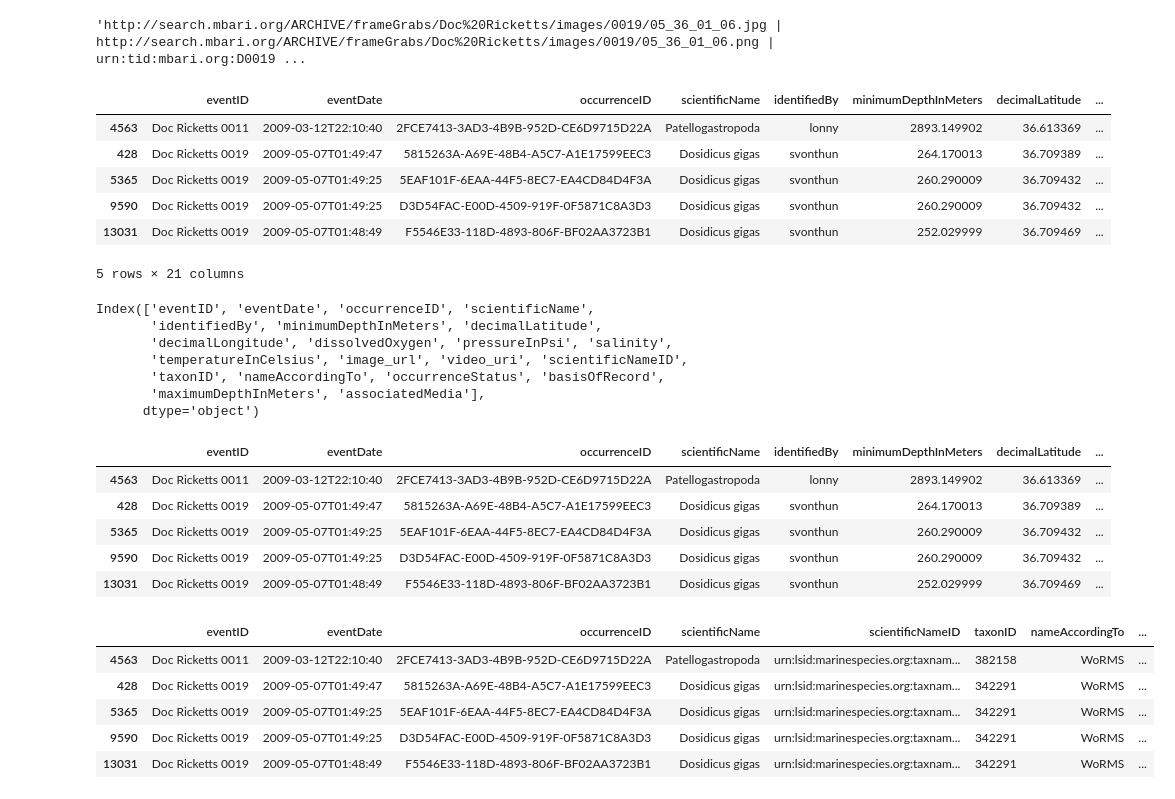
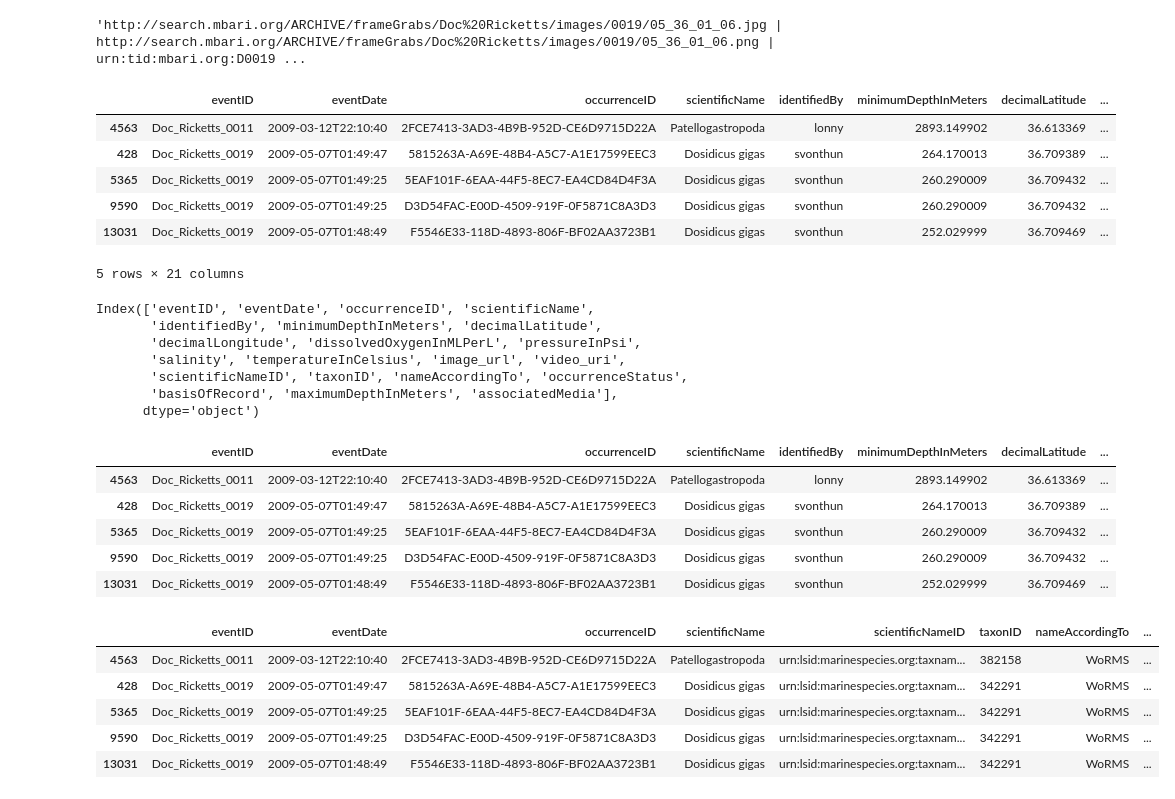
Before and after one commit to CeNCOOS/VARS, a Jupyter notebook: VARS_Dwc_conversion_200403.ipynb, the cells around one changed output. Saved outputs shown, nothing was run; the diff lists cells and outputs as text; code cells hidden in the pictures.

```diff
--- a/VARS_Dwc_conversion_200403.ipynb
+++ b/VARS_Dwc_conversion_200403.ipynb
@@ -276,3 +278,8 @@ event_df.head()
 | 4 | 2010-02-25 18:58:34 | Ventana 3527 | ROV | Linda Kuhnz |
 | 6 | 2007-11-02 20:22:18 | Tiburon 1147 | ROV | Bruce Robison |
 | 7 | 2010-02-24 17:59:12 | Ventana 3525 | ROV | Chad Widmer |
+# %%
+## Remove whitespace from eventID
+
+event_df['eventID'] = [event.replace(' ', '_') for event in event_df['eventID']]
+event_df.head()
@@ -457,7 +473,7 @@ occ_df = occ_df.rename(columns={
     'depth_meters':'minimumDepthInMeters',
     'latitude':'decimalLatitude',
     'longitude':'decimalLongitude',
-    'oxygen_ml_per_l':'dissolvedOxygen',
+    'oxygen_ml_per_l':'dissolvedOxygenInMLPerL',
     'psi':'pressureInPsi',
     'temperature_celsius':'temperatureInCelsius',
 })
@@ -503,3 +521,8 @@ occ_df.head()
 | 5365 | Doc Ricketts 0019 | 2009-05-07T01:49:25 | 5EAF101F-6EAA-44F5-8EC7-EA4CD84D4F3A | Dosidicus gigas | svonthun | 260.290009 | 36.709432 | ... |
 | 9590 | Doc Ricketts 0019 | 2009-05-07T01:49:25 | D3D54FAC-E00D-4509-919F-0F5871C8A3D3 | Dosidicus gigas | svonthun | 260.290009 | 36.709432 | ... |
 | 13031 | Doc Ricketts 0019 | 2009-05-07T01:48:49 | F5546E33-118D-4893-806F-BF02AA3723B1 | Dosidicus gigas | svonthun | 252.029999 | 36.709469 | ... |
+# %%
+## Remove whitespace from eventID
+
+occ_df['eventID'] = [occ.replace(' ', '_') for occ in occ_df['eventID']]
+occ_df.head()
@@ -573,0 +545,6 @@ Wall time: 4.03 s
+# %%
+%%time
+
+## Call run_get_worms_from_scientific_name
+
+name_id_dic, name_dic, id_dic = WoRMS.run_get_worms_from_scientific_name(names)
@@ -687,21 +666,21 @@ occ_df['associatedMedia'] = associatedMedia
 occ_df.head()
 # %% [output]
 |  | eventID | eventDate | occurrenceID | scientificName | identifiedBy | minimumDepthInMeters | decimalLatitude | ... |
-| 4563 | Doc Ricketts 0011 | 2009-03-12T22:10:40 | 2FCE7413-3AD3-4B9B-952D-CE6D9715D22A | Patellogastropoda | lonny | 2893.149902 | 36.613369 | ... |
-| 428 | Doc Ricketts 0019 | 2009-05-07T01:49:47 | 5815263A-A69E-48B4-A5C7-A1E17599EEC3 | Dosidicus gigas | svonthun | 264.170013 | 36.709389 | ... |
-| 5365 | Doc Ricketts 0019 | 2009-05-07T01:49:25 | 5EAF101F-6EAA-44F5-8EC7-EA4CD84D4F3A | Dosidicus gigas | svonthun | 260.290009 | 36.709432 | ... |
-| 9590 | Doc Ricketts 0019 | 2009-05-07T01:49:25 | D3D54FAC-E00D-4509-919F-0F5871C8A3D3 | Dosidicus gigas | svonthun | 260.290009 | 36.709432 | ... |
-| 13031 | Doc Ricketts 0019 | 2009-05-07T01:48:49 | F5546E33-118D-4893-806F-BF02AA3723B1 | Dosidicus gigas | svonthun | 252.029999 | 36.709469 | ... |
+| 4563 | Doc_Ricketts_0011 | 2009-03-12T22:10:40 | 2FCE7413-3AD3-4B9B-952D-CE6D9715D22A | Patellogastropoda | lonny | 2893.149902 | 36.613369 | ... |
+| 428 | Doc_Ricketts_0019 | 2009-05-07T01:49:47 | 5815263A-A69E-48B4-A5C7-A1E17599EEC3 | Dosidicus gigas | svonthun | 264.170013 | 36.709389 | ... |
+| 5365 | Doc_Ricketts_0019 | 2009-05-07T01:49:25 | 5EAF101F-6EAA-44F5-8EC7-EA4CD84D4F3A | Dosidicus gigas | svonthun | 260.290009 | 36.709432 | ... |
+| 9590 | Doc_Ricketts_0019 | 2009-05-07T01:49:25 | D3D54FAC-E00D-4509-919F-0F5871C8A3D3 | Dosidicus gigas | svonthun | 260.290009 | 36.709432 | ... |
+| 13031 | Doc_Ricketts_0019 | 2009-05-07T01:48:49 | F5546E33-118D-4893-806F-BF02AA3723B1 | Dosidicus gigas | svonthun | 252.029999 | 36.709469 | ... |
 5 rows × 21 columns
 # %%
 occ_df.columns
 # %% [output]
 Index(['eventID', 'eventDate', 'occurrenceID', 'scientificName',
        'identifiedBy', 'minimumDepthInMeters', 'decimalLatitude',
-       'decimalLongitude', 'dissolvedOxygen', 'pressureInPsi', 'salinity',
-       'temperatureInCelsius', 'image_url', 'video_uri', 'scientificNameID',
-       'taxonID', 'nameAccordingTo', 'occurrenceStatus', 'basisOfRecord',
-       'maximumDepthInMeters', 'associatedMedia'],
+       'decimalLongitude', 'dissolvedOxygenInMLPerL', 'pressureInPsi',
+       'salinity', 'temperatureInCelsius', 'image_url', 'video_uri',
+       'scientificNameID', 'taxonID', 'nameAccordingTo', 'occurrenceStatus',
+       'basisOfRecord', 'maximumDepthInMeters', 'associatedMedia'],
       dtype='object')
 # %%
 ## Drop extra columns
@@ -710,25 +689,25 @@ occ_df = occ_df.drop(['image_url', 'video_uri'], axis=1)
 occ_df.head()
 # %% [output]
 |  | eventID | eventDate | occurrenceID | scientificName | identifiedBy | minimumDepthInMeters | decimalLatitude | ... |
-| 4563 | Doc Ricketts 0011 | 2009-03-12T22:10:40 | 2FCE7413-3AD3-4B9B-952D-CE6D9715D22A | Patellogastropoda | lonny | 2893.149902 | 36.613369 | ... |
-| 428 | Doc Ricketts 0019 | 2009-05-07T01:49:47 | 5815263A-A69E-48B4-A5C7-A1E17599EEC3 | Dosidicus gigas | svonthun | 264.170013 | 36.709389 | ... |
-| 5365 | Doc Ricketts 0019 | 2009-05-07T01:49:25 | 5EAF101F-6EAA-44F5-8EC7-EA4CD84D4F3A | Dosidicus gigas | svonthun | 260.290009 | 36.709432 | ... |
-| 9590 | Doc Ricketts 0019 | 2009-05-07T01:49:25 | D3D54FAC-E00D-4509-919F-0F5871C8A3D3 | Dosidicus gigas | svonthun | 260.290009 | 36.709432 | ... |
-| 13031 | Doc Ricketts 0019 | 2009-05-07T01:48:49 | F5546E33-118D-4893-806F-BF02AA3723B1 | Dosidicus gigas | svonthun | 252.029999 | 36.709469 | ... |
+| 4563 | Doc_Ricketts_0011 | 2009-03-12T22:10:40 | 2FCE7413-3AD3-4B9B-952D-CE6D9715D22A | Patellogastropoda | lonny | 2893.149902 | 36.613369 | ... |
+| 428 | Doc_Ricketts_0019 | 2009-05-07T01:49:47 | 5815263A-A69E-48B4-A5C7-A1E17599EEC3 | Dosidicus gigas | svonthun | 264.170013 | 36.709389 | ... |
+| 5365 | Doc_Ricketts_0019 | 2009-05-07T01:49:25 | 5EAF101F-6EAA-44F5-8EC7-EA4CD84D4F3A | Dosidicus gigas | svonthun | 260.290009 | 36.709432 | ... |
+| 9590 | Doc_Ricketts_0019 | 2009-05-07T01:49:25 | D3D54FAC-E00D-4509-919F-0F5871C8A3D3 | Dosidicus gigas | svonthun | 260.290009 | 36.709432 | ... |
+| 13031 | Doc_Ricketts_0019 | 2009-05-07T01:48:49 | F5546E33-118D-4893-806F-BF02AA3723B1 | Dosidicus gigas | svonthun | 252.029999 | 36.709469 | ... |
 # %%
 ## Reorder columns
 
 occ_df = occ_df[['eventID', 'eventDate', 'occurrenceID', 'scientificName', 'scientificNameID', 'taxonID', 'nameAccordingTo', 'occurrenceStatus', 'basisOfRecord', 'identifiedBy',
-                'decimalLatitude', 'decimalLongitude', 'minimumDepthInMeters', 'maximumDepthInMeters', 'dissolvedOxygen', 'pressureInPsi', 'salinity', 'temperatureInCelsius',
+                'decimalLatitude', 'decimalLongitude', 'minimumDepthInMeters', 'maximumDepthInMeters', 'dissolvedOxygenInMLPerL', 'pressureInPsi', 'salinity', 'temperatureInCelsius',
                 'associatedMedia']]
 occ_df.head()
 # %% [output]
 |  | eventID | eventDate | occurrenceID | scientificName | scientificNameID | taxonID | nameAccordingTo | ... |
-| 4563 | Doc Ricketts 0011 | 2009-03-12T22:10:40 | 2FCE7413-3AD3-4B9B-952D-CE6D9715D22A | Patellogastropoda | urn:lsid:marinespecies.org:taxnam... | 382158 | WoRMS | ... |
-| 428 | Doc Ricketts 0019 | 2009-05-07T01:49:47 | 5815263A-A69E-48B4-A5C7-A1E17599EEC3 | Dosidicus gigas | urn:lsid:marinespecies.org:taxnam... | 342291 | WoRMS | ... |
-| 5365 | Doc Ricketts 0019 | 2009-05-07T01:49:25 | 5EAF101F-6EAA-44F5-8EC7-EA4CD84D4F3A | Dosidicus gigas | urn:lsid:marinespecies.org:taxnam... | 342291 | WoRMS | ... |
-| 9590 | Doc Ricketts 0019 | 2009-05-07T01:49:25 | D3D54FAC-E00D-4509-919F-0F5871C8A3D3 | Dosidicus gigas | urn:lsid:marinespecies.org:taxnam... | 342291 | WoRMS | ... |
-| 13031 | Doc Ricketts 0019 | 2009-05-07T01:48:49 | F5546E33-118D-4893-806F-BF02AA3723B1 | Dosidicus gigas | urn:lsid:marinespecies.org:taxnam... | 342291 | WoRMS | ... |
+| 4563 | Doc_Ricketts_0011 | 2009-03-12T22:10:40 | 2FCE7413-3AD3-4B9B-952D-CE6D9715D22A | Patellogastropoda | urn:lsid:marinespecies.org:taxnam... | 382158 | WoRMS | ... |
+| 428 | Doc_Ricketts_0019 | 2009-05-07T01:49:47 | 5815263A-A69E-48B4-A5C7-A1E17599EEC3 | Dosidicus gigas | urn:lsid:marinespecies.org:taxnam... | 342291 | WoRMS | ... |
+| 5365 | Doc_Ricketts_0019 | 2009-05-07T01:49:25 | 5EAF101F-6EAA-44F5-8EC7-EA4CD84D4F3A | Dosidicus gigas | urn:lsid:marinespecies.org:taxnam... | 342291 | WoRMS | ... |
+| 9590 | Doc_Ricketts_0019 | 2009-05-07T01:49:25 | D3D54FAC-E00D-4509-919F-0F5871C8A3D3 | Dosidicus gigas | urn:lsid:marinespecies.org:taxnam... | 342291 | WoRMS | ... |
+| 13031 | Doc_Ricketts_0019 | 2009-05-07T01:48:49 | F5546E33-118D-4893-806F-BF02AA3723B1 | Dosidicus gigas | urn:lsid:marinespecies.org:taxnam... | 342291 | WoRMS | ... |
 # %%
 ## Save
 
```
Also changed, not shown: parts of 17 cells of this notebook.
